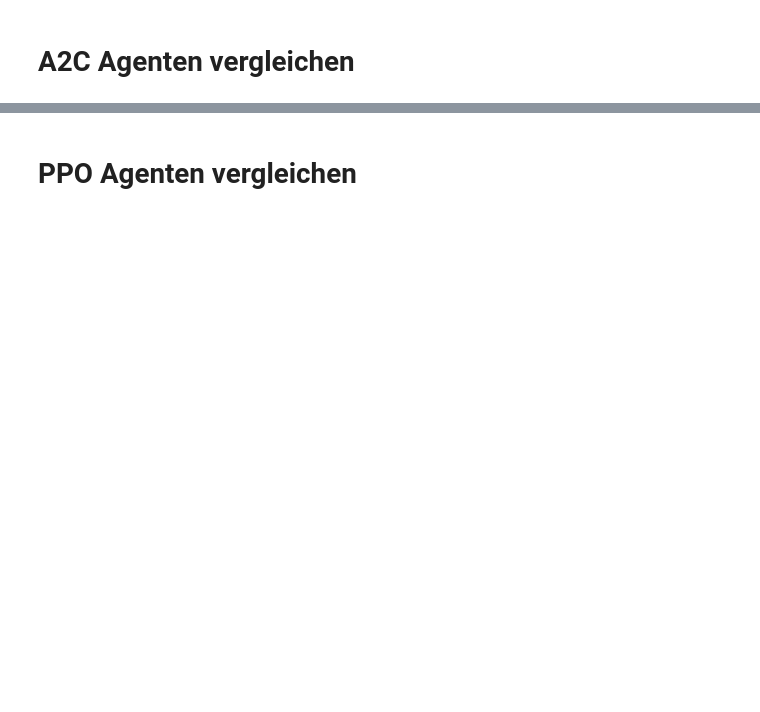
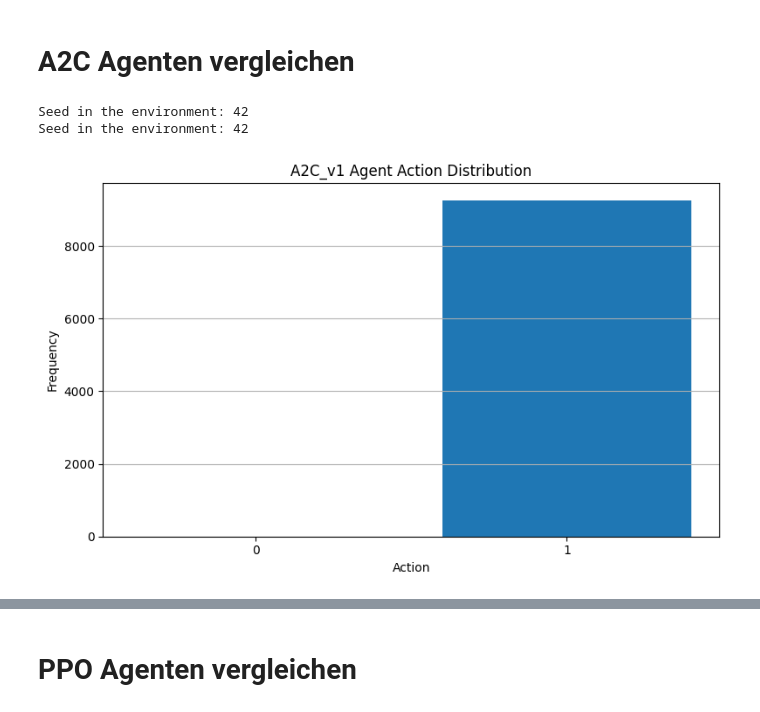
Before and after one commit to TrxtanF/Studienarbeit, a Jupyter notebook: Backtesting/Backtesting_Comparison_Notebook.ipynb, the cells around one changed output, grey strips where cells are left out. Saved outputs shown, nothing was run; the diff lists cells and outputs as text; code cells hidden in the pictures; blank space fills up the shorter version.

```diff
--- a/Backtesting/Backtesting_Comparison_Notebook.ipynb
+++ b/Backtesting/Backtesting_Comparison_Notebook.ipynb
@@ -31,3 +33,11 @@ from RL_Backtest_Agents.PPO_Backtest_v4 import run_ppo_backtest_v4
 # %% [markdown]
 # A2C Agenten vergleichen
+# %%
+# Strategien ausführen
+a2c_result_v1 = run_a2c_backtest_v1()
+#a2c_result_v2 = run_a2c_backtest_v2()
+# %% [output]
+Seed in the environment: 42
+Seed in the environment: 42
+[figure, added]
 # %%
```
Also changed, not shown: parts of 8 cells of this notebook, 2 other files.
